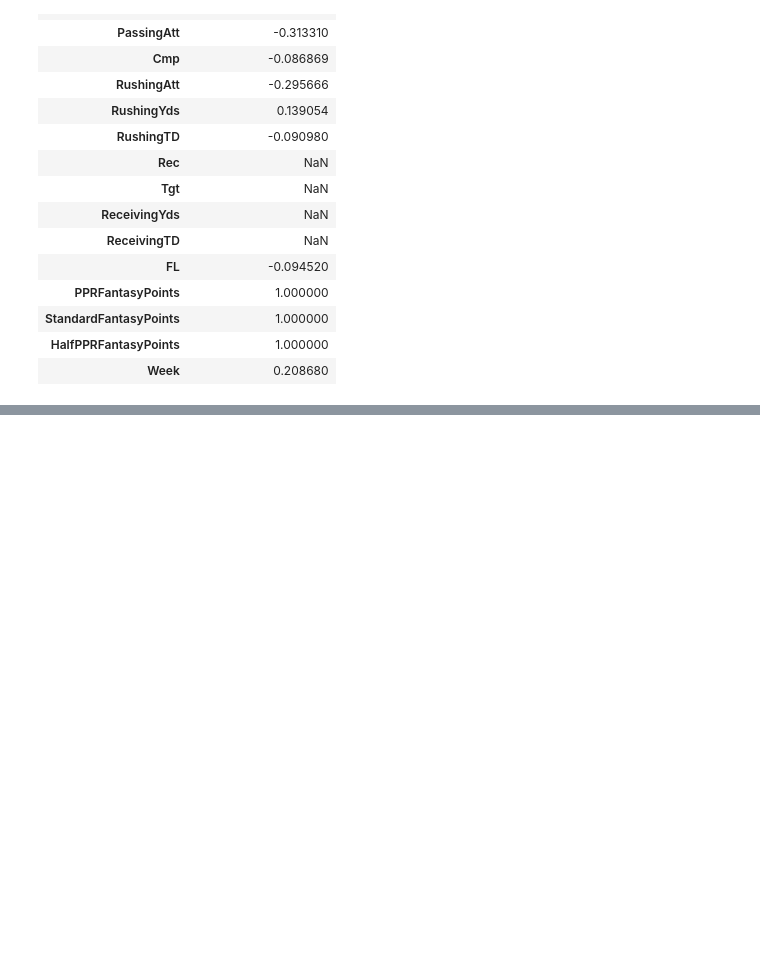
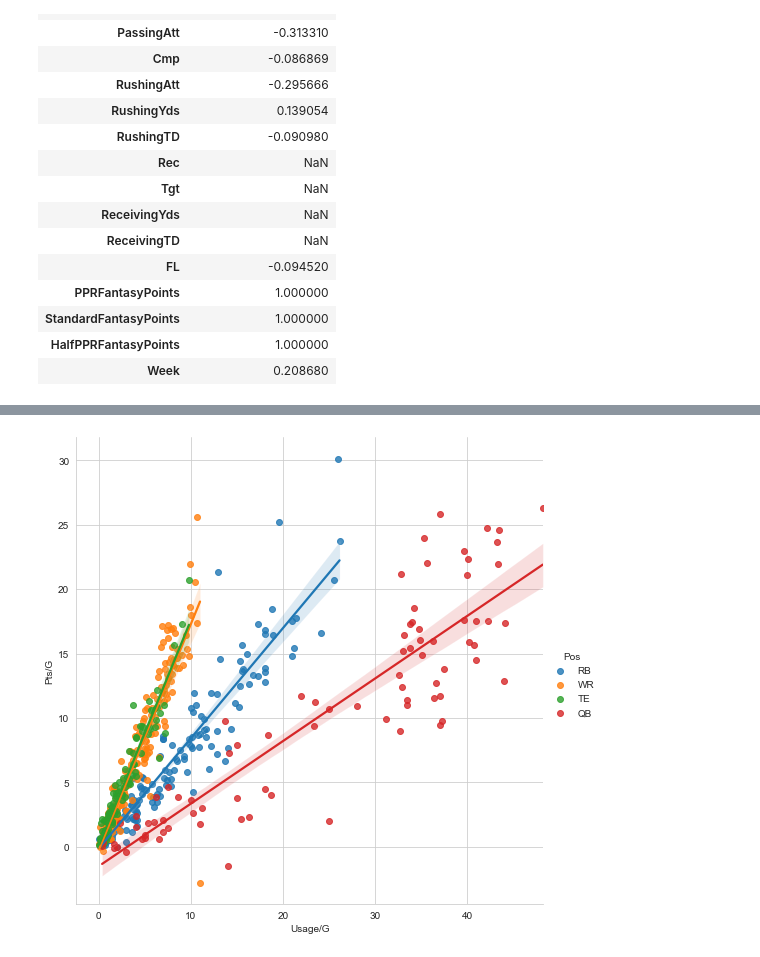
Before and after one commit to srtalaie/FFDataProject, a Jupyter notebook: notebooks/UsageAndEfficiency.ipynb, the cells around one changed output, grey strips where cells are left out. Drawn from its saved outputs; the diff is of its cells as text; code cells hidden in the pictures; blank space fills up the shorter version.

```diff
--- a/notebooks/UsageAndEfficiency.ipynb
+++ b/notebooks/UsageAndEfficiency.ipynb
@@ -166,0 +173,4 @@ lamar_jackson.corr()[['StandardFantasyPoints']]
+# %%
+sns.lmplot(data=stats_df, x='Usage/G', y='Pts/G', hue='Pos', height=7);
+# %% [output]
+[figure, added]
```
Also changed, not shown: parts of 6 cells of this notebook, 1 other file.
